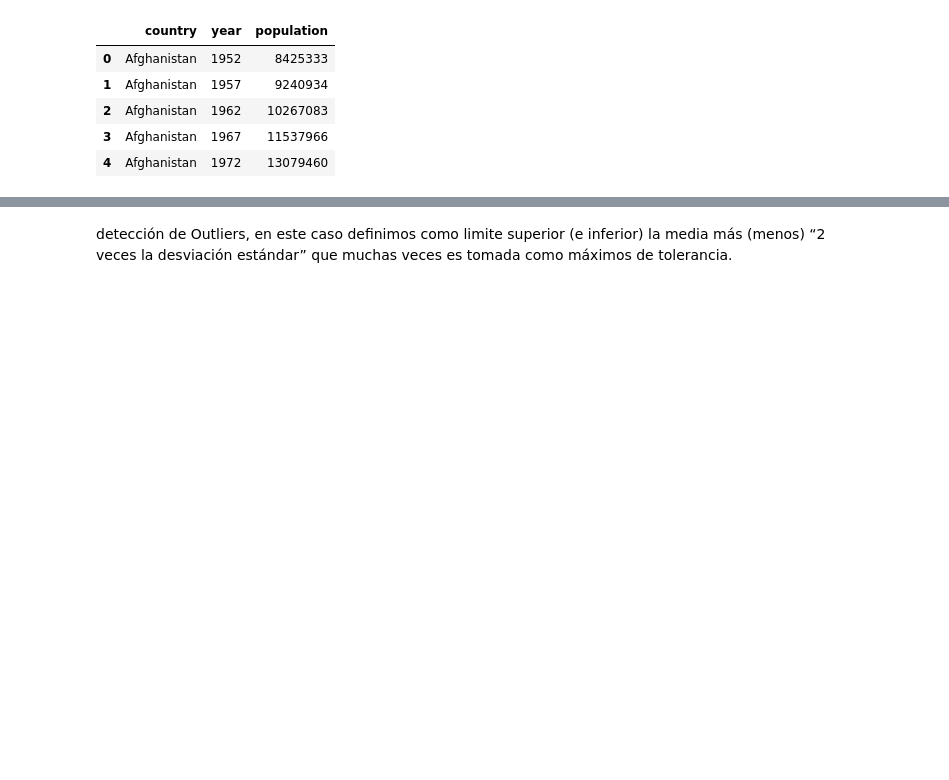
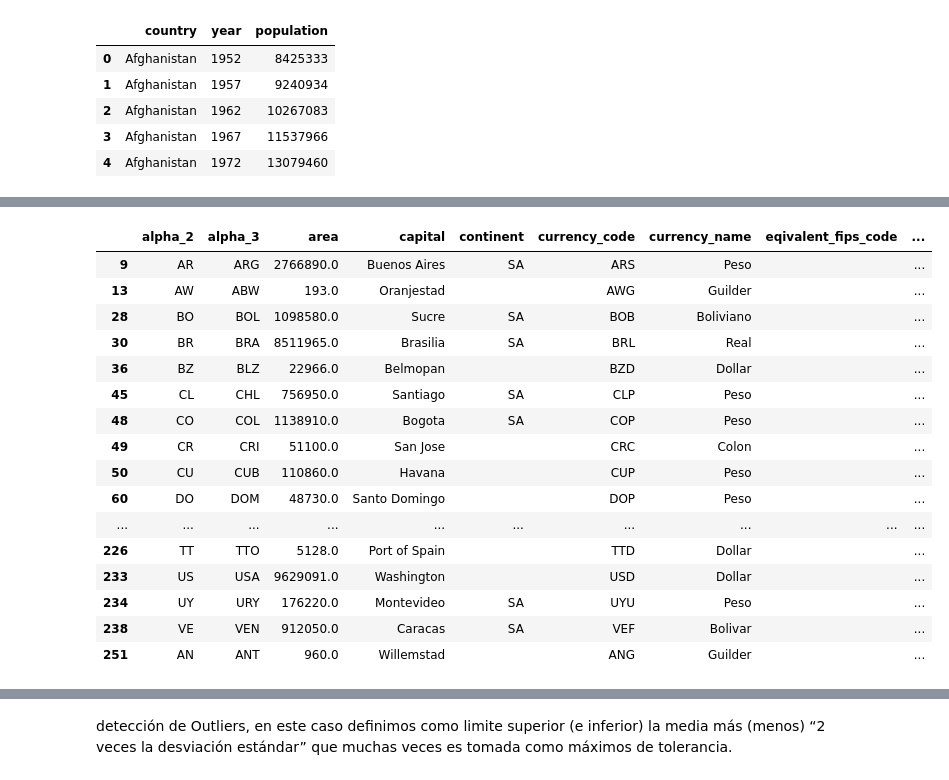
Before and after one commit to CarolinaLop/Programacion_Industria, a Jupyter notebook: EDA.ipynb, the cells around one changed output, grey strips where cells are left out. Saved outputs shown, nothing was run; the diff lists cells and outputs as text; code cells hidden in the pictures; blank space fills up the shorter version.

```diff
--- a/EDA.ipynb
+++ b/EDA.ipynb
@@ -57,0 +120,22 @@ df_pop.head()
+# %%
+df_espanol = df.replace(np.nan,'', regex=True)
+df_espanol = df_espanol[df_espanol['languages'].str.contains('es')]
+df_espanol
+# %% [output]
+|  | alpha_2 | alpha_3 | area | capital | continent | currency_code | currency_name | eqivalent_fips_code | ... |
+| 9 | AR | ARG | 2766890.0 | Buenos Aires | SA | ARS | Peso |  | ... |
+| 13 | AW | ABW | 193.0 | Oranjestad |  | AWG | Guilder |  | ... |
+| 28 | BO | BOL | 1098580.0 | Sucre | SA | BOB | Boliviano |  | ... |
+| 30 | BR | BRA | 8511965.0 | Brasilia | SA | BRL | Real |  | ... |
+| 36 | BZ | BLZ | 22966.0 | Belmopan |  | BZD | Dollar |  | ... |
+| 45 | CL | CHL | 756950.0 | Santiago | SA | CLP | Peso |  | ... |
+| 48 | CO | COL | 1138910.0 | Bogota | SA | COP | Peso |  | ... |
+| 49 | CR | CRI | 51100.0 | San Jose |  | CRC | Colon |  | ... |
+| 50 | CU | CUB | 110860.0 | Havana |  | CUP | Peso |  | ... |
+| 60 | DO | DOM | 48730.0 | Santo Domingo |  | DOP | Peso |  | ... |
+| ... | ... | ... | ... | ... | ... | ... | ... | ... | ... |
+| 226 | TT | TTO | 5128.0 | Port of Spain |  | TTD | Dollar |  | ... |
+| 233 | US | USA | 9629091.0 | Washington |  | USD | Dollar |  | ... |
+| 234 | UY | URY | 176220.0 | Montevideo | SA | UYU | Peso |  | ... |
+| 238 | VE | VEN | 912050.0 | Caracas | SA | VEF | Bolivar |  | ... |
+| 251 | AN | ANT | 960.0 | Willemstad |  | ANG | Guilder |  | ... |
```
Also changed, not shown: parts of 9 cells of this notebook.
